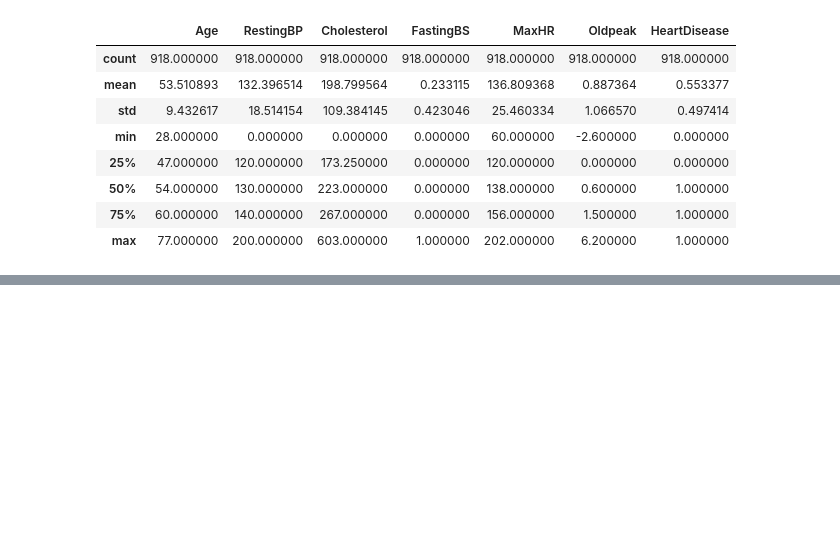
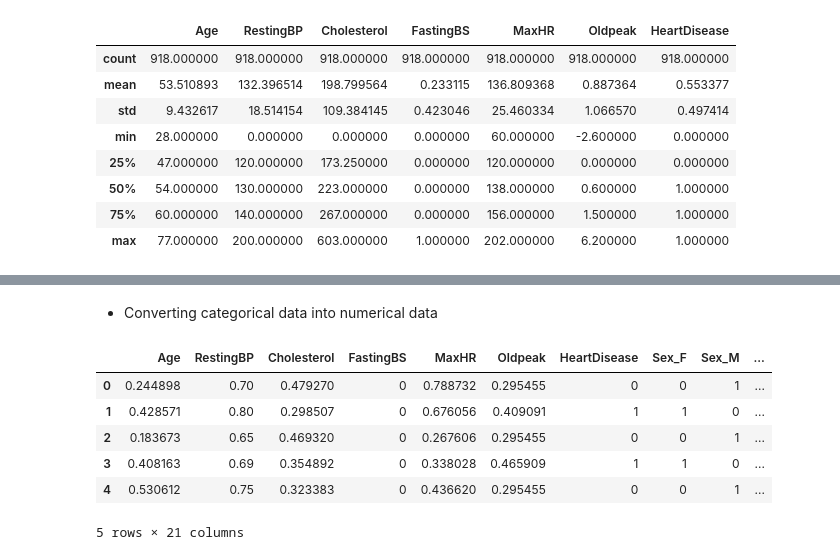
Before and after one commit to HarshTanwar001/Heart-Disease-Prediction, a Jupyter notebook: Heart_Disease_Prediction.ipynb, the cells around one changed output, grey strips where cells are left out. Saved outputs shown, nothing was run; the diff lists cells and outputs as text; code cells hidden in the pictures; blank space fills up the shorter version.

```diff
--- a/Heart_Disease_Prediction.ipynb
+++ b/Heart_Disease_Prediction.ipynb
@@ -127,0 +148,6 @@ df.describe()
+# %%
+scaler = MinMaxScaler()
+data = df[['Age', 'RestingBP', 'Cholesterol', 'MaxHR', 'Oldpeak']]
+scaler.fit(data)
+scaled_data = np.matrix(scaler.transform(data))
+print(scaled_data)
@@ -127,0 +162,3 @@ df.describe()
+# %%
+scaled_df = pd.DataFrame(scaled_data, columns=['Age', 'RestingBP', 'Cholesterol', 'MaxHR', 'Oldpeak'])
+scaled_df.head()
@@ -127,0 +186,13 @@ df.describe()
+# %% [markdown]
+- Converting categorical data into numerical data
+# %%
+df = pd.get_dummies(df)
+df.head()
+# %% [output]
+|  | Age | RestingBP | Cholesterol | FastingBS | MaxHR | Oldpeak | HeartDisease | Sex_F | Sex_M | ... |
+| 0 | 0.244898 | 0.70 | 0.479270 | 0 | 0.788732 | 0.295455 | 0 | 0 | 1 | ... |
+| 1 | 0.428571 | 0.80 | 0.298507 | 0 | 0.676056 | 0.409091 | 1 | 1 | 0 | ... |
+| 2 | 0.183673 | 0.65 | 0.469320 | 0 | 0.267606 | 0.295455 | 0 | 0 | 1 | ... |
+| 3 | 0.408163 | 0.69 | 0.354892 | 0 | 0.338028 | 0.465909 | 1 | 1 | 0 | ... |
+| 4 | 0.530612 | 0.75 | 0.323383 | 0 | 0.436620 | 0.295455 | 0 | 0 | 1 | ... |
+5 rows × 21 columns
```
Also changed, not shown: parts of 17 cells of this notebook.
